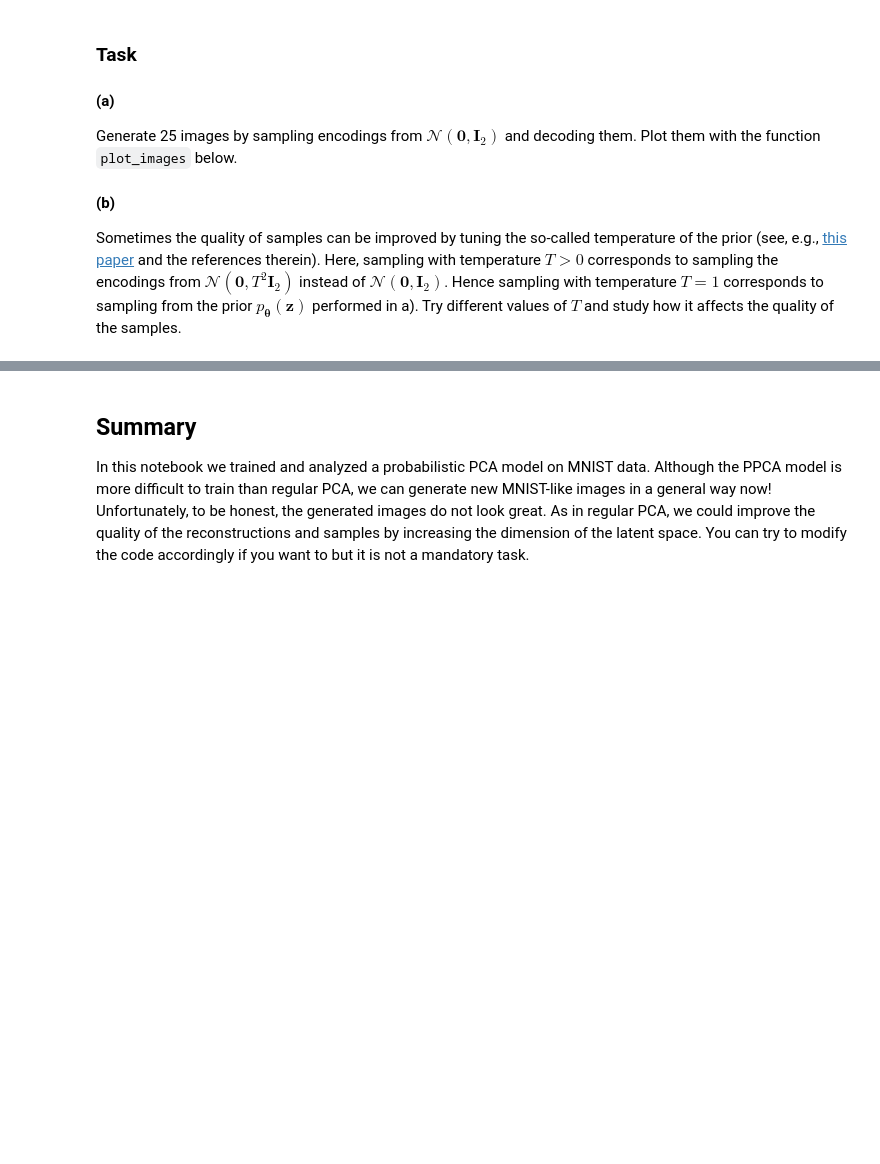
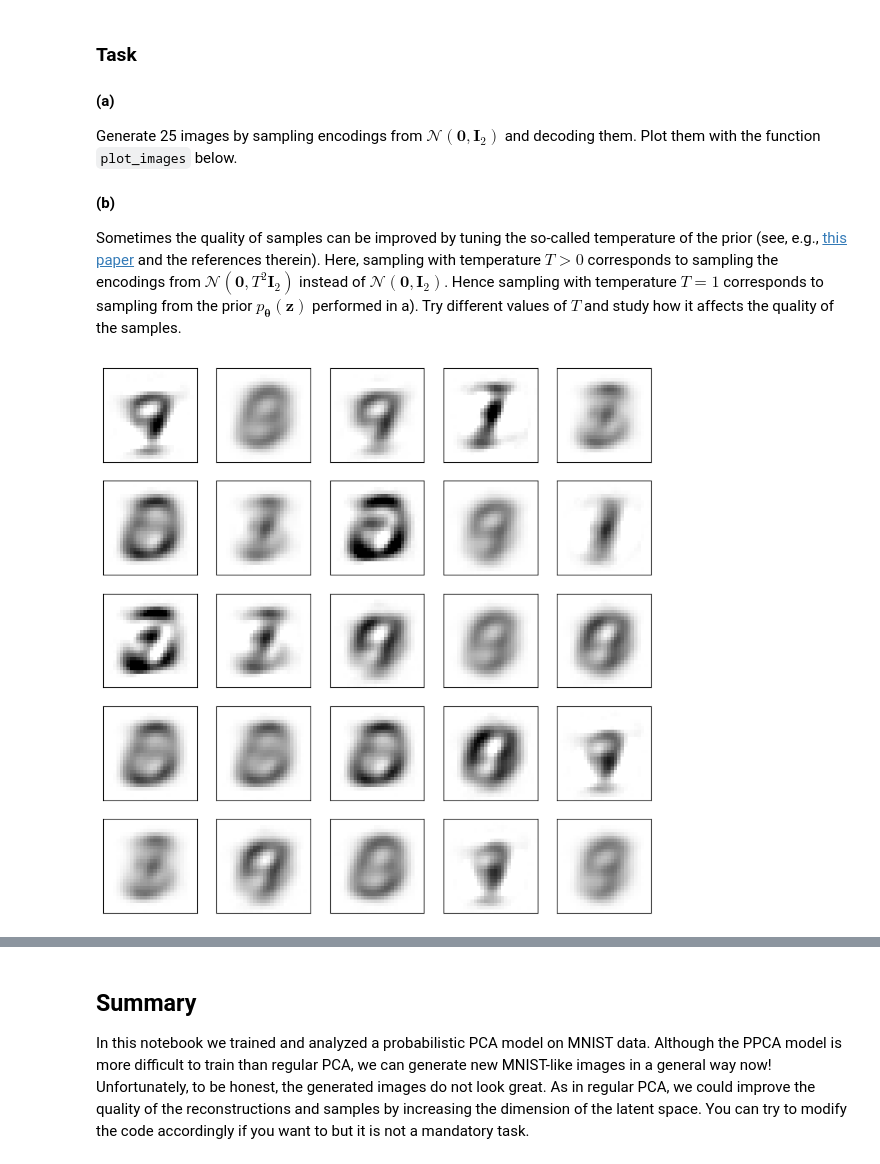
Before and after one commit to the-paulbear/the-paulbear, a Jupyter notebook: lab/PPCA.ipynb, the cells around one changed output, grey strips where cells are left out. Saved outputs shown, nothing was run; the diff lists cells and outputs as text; code cells hidden in the pictures; blank space fills up the shorter version.

```diff
--- a/lab/PPCA.ipynb
+++ b/lab/PPCA.ipynb
@@ -456,3 +484,23 @@ def plot_images(images, nrows=5, ncols=5):
                   vmin=0.0, vmax=1.0, cmap='gray_r')
 
     return fig
+# %%
+# Task (a): Generate 25 images from the standard normal prior
+
+num_images = 25
+
+with torch.no_grad():
+    # Sample 25 latent vectors from N(0, I)
+    z_samples = torch.randn(num_images, 2, device=device)
+
+    # Decode latent vectors into images
+    generated_images = z_samples.mm(W.t()) + mu
+
+    # Restrict pixel values to [0, 1] for visualization
+    generated_images = generated_images.clamp(0.0, 1.0)
+
+# Display the generated images in a 5 x 5 grid
+fig = plot_images(generated_images, nrows=5, ncols=5)
+plt.show()
+# %% [output]
+[figure, added]
```
Also changed, not shown: parts of 6 cells of this notebook.
